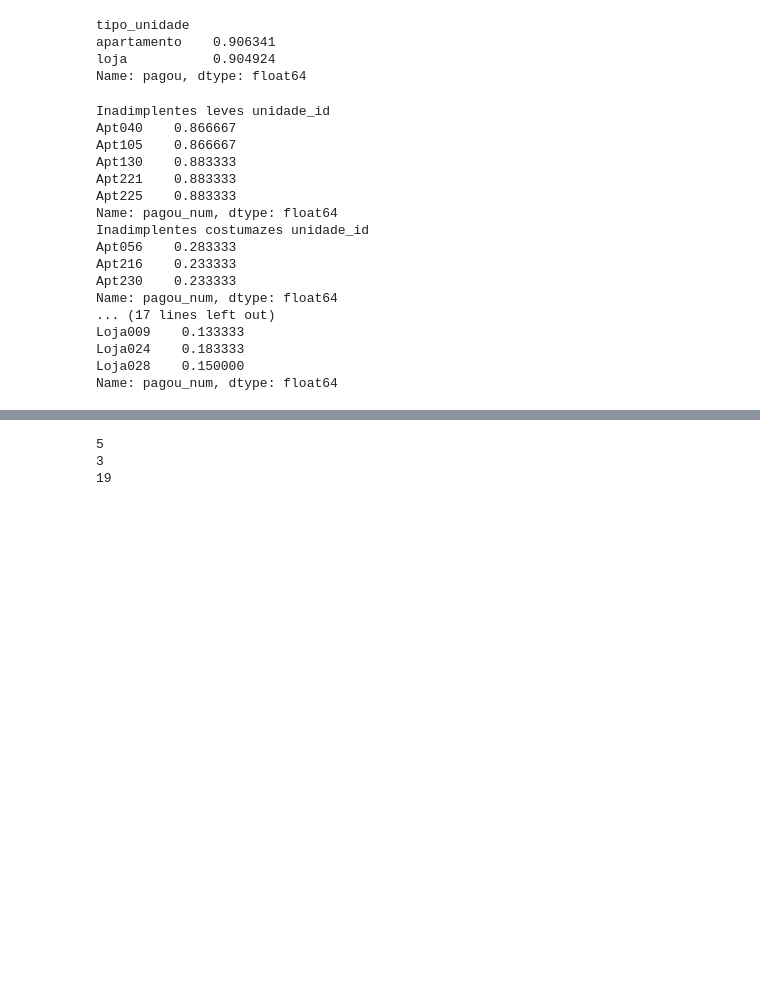
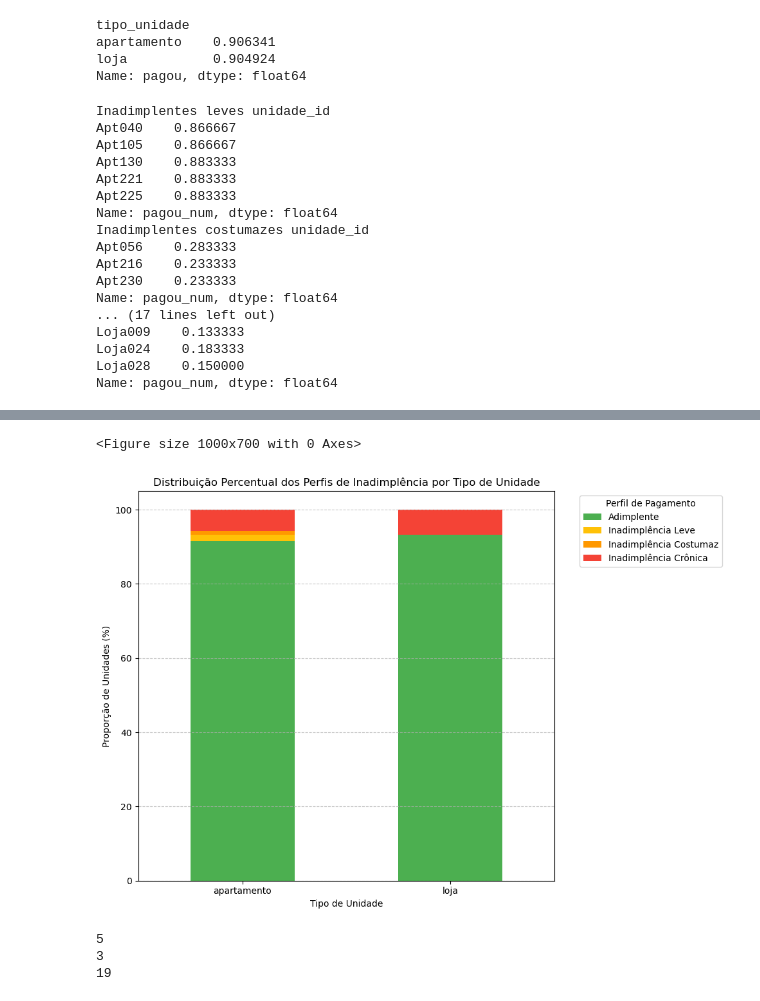
Before and after one commit to Juniortech94/projetoml, a Jupyter notebook: projeto-ml/exploration.ipynb, the cells around one changed output, grey strips where cells are left out. Saved outputs shown, nothing was run; the diff lists cells and outputs as text; code cells hidden in the pictures; blank space fills up the shorter version.

Commit message:
grafico de barras empilhadas

```diff
--- a/projeto-ml/exploration.ipynb
+++ b/projeto-ml/exploration.ipynb
@@ -173,3 +214,68 @@ Name: pagou_num, dtype: float64
+# %%
+
+
+# Carregar o dataset atualizado
+predio = pd.read_csv('condominio.csv')
+# Converter a coluna 'pagou' para numérica
+predio['pagou_num'] = predio['pagou'].astype(int)
+inadimplencia_por_unidade = predio.groupby("unidade_id")["pagou_num"].mean()
+unidades_info = predio[['unidade_id', 'tipo_unidade']].drop_duplicates(subset=['unidade_id'])
+df_inadimplencia_com_tipo = pd.merge(
+    inadimplencia_por_unidade.reset_index(),
+    unidades_info,
+    on='unidade_id',
+    how='left'
+)
+df_inadimplencia_com_tipo.rename(columns={'pagou_num': 'media_pagamento'}, inplace=True)
+
+
+### Função para classificar o grupo de inadimplência com base na média de pagamento e usar de legenda no gráfico
+def classificar_grupo_inadimplencia(media):
+    if media >= 0.9:
+        return 'Adimplente'
+    elif 0.7 < media < 0.9:
+        return 'Inadimplência Leve'
+    elif 0.2 < media <= 0.7:
+        return 'Inadimplência Costumaz'
+    else: # media <= 0.2
+        return 'Inadimplência Crônica'
+
+df_inadimplencia_com_tipo['grupo_inadimplencia'] = df_inadimplencia_com_tipo['media_pagamento'].apply(classificar_grupo_inadimplencia)
+
+
+### Grafico de barras empilhadas para mostrar a distribuição percentual dos perfis de inadimplência por tipo de unidade
+ordem_grupos = ['Adimplente', 'Inadimplência Leve', 'Inadimplência Costumaz', 'Inadimplência Crônica']
+cores_grupos = {
+    'Adimplente': '#4CAF50', # Verde
+    'Inadimplência Leve': '#FFC107', # Amarelo
+    'Inadimplência Costumaz': '#FF9800', # Laranja
+    'Inadimplência Crônica': '#F44336' # Vermelho
+}
+# Criar a tabela de contingência para as contagens
+# `normalize='index'` mostra a proporção percentual dentro de cada tipo de unidade
+tabela_grupos_tipo = pd.crosstab(
+    df_inadimplencia_com_tipo['tipo_unidade'],
+    df_inadimplencia_com_tipo['grupo_inadimplencia']
+).reindex(columns=ordem_grupos, fill_value=0) # Garante a ordem e preenche vazios com 0
+tabela_grupos_tipo_pct = tabela_grupos_tipo.div(tabela_grupos_tipo.sum(axis=1), axis=0) * 100
+
+
+plt.figure(figsize=(10, 7))
+
+# Plotar o gráfico de barras empilhadas
+tabela_grupos_tipo_pct.plot(kind='bar', stacked=True, figsize=(10, 7), color=[cores_grupos[col] for col in ordem_grupos])
+
+plt.title('Distribuição Percentual dos Perfis de Inadimplência por Tipo de Unidade')
+plt.xlabel('Tipo de Unidade')
+plt.ylabel('Proporção de Unidades (%)')
+plt.xticks(rotation=0) # Não girar os rótulos do eixo X
+plt.legend(title='Perfil de Pagamento', bbox_to_anchor=(1.05, 1), loc='upper left')
+plt.grid(axis='y', linestyle='--', alpha=0.7)
+plt.tight_layout()
+plt.show()
+# %% [output]
+<Figure size 1000x700 with 0 Axes>
+[figure, added]
 # %%
 ### Quantidade de inadimplentes por faixa
 print(inadimplentes_leve.count())
```
Also changed, not shown: parts of 9 cells of this notebook.
